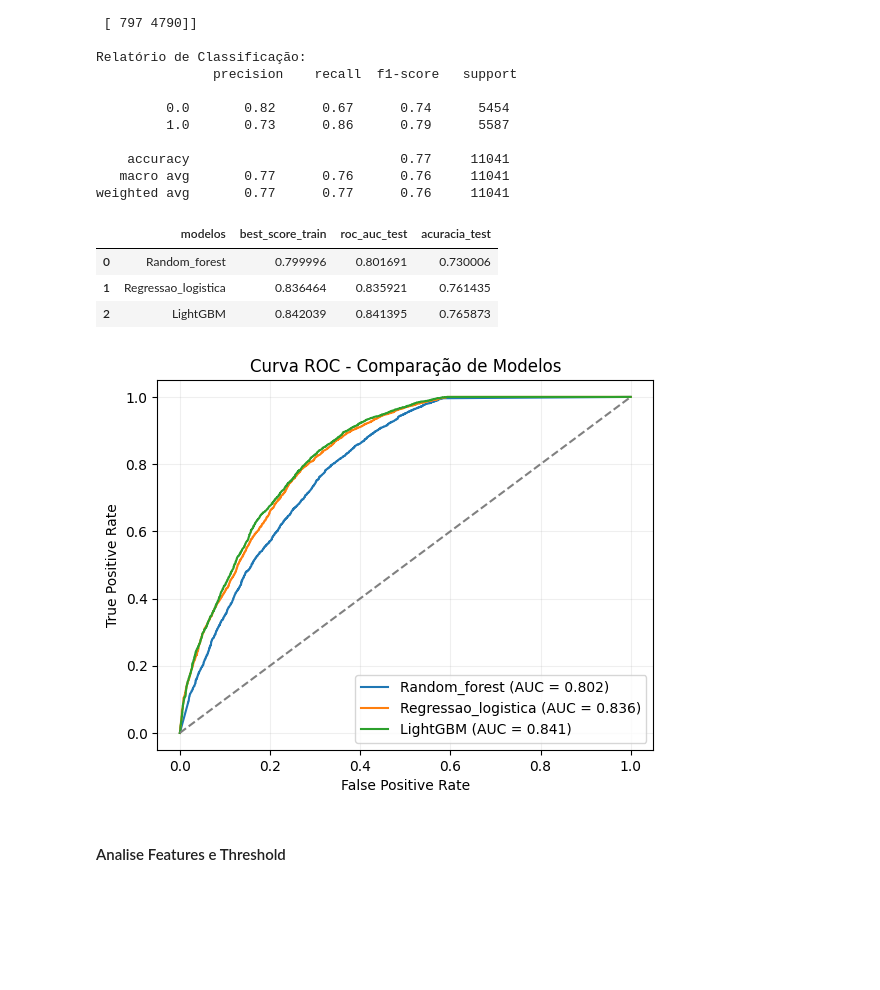
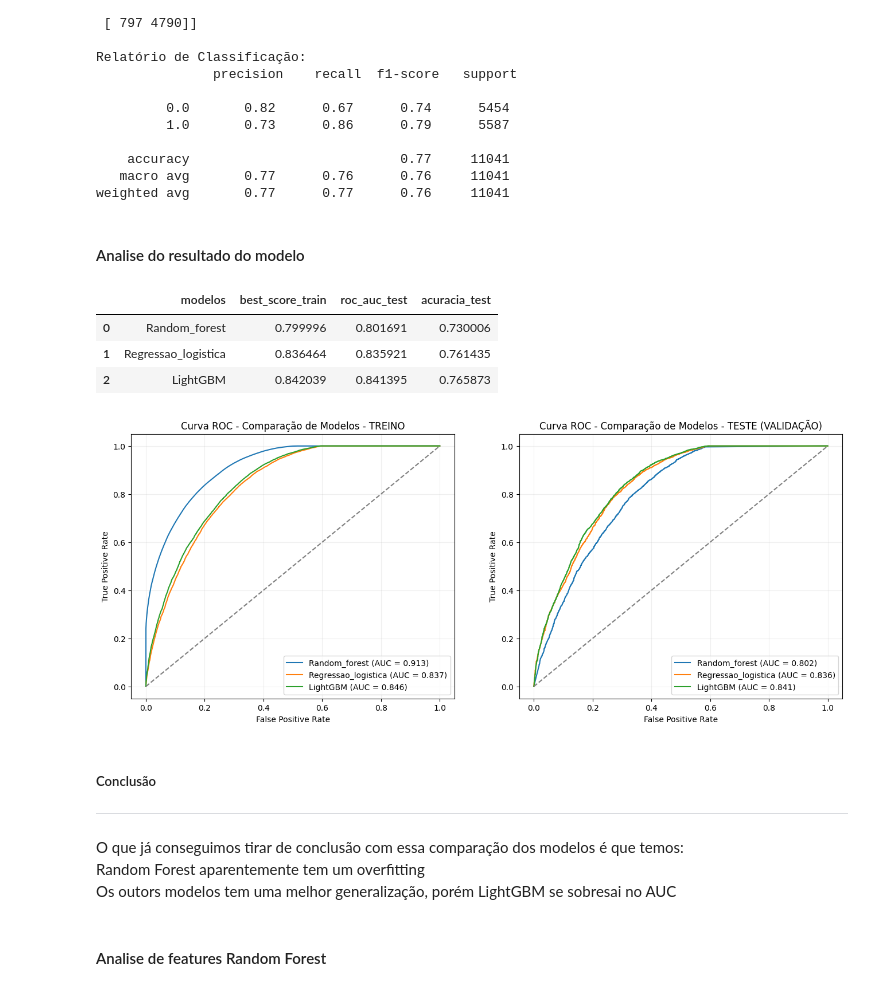
Before and after one commit to EduardoDemetrio/Faculdade, a Jupyter notebook: 6_Periodo/Aprendizado_superv/Trabalho_aprendizado_super/code/model.ipynb, the cells around one changed output. Drawn from its saved outputs; the diff is of its cells as text; code cells hidden in the pictures; blank space fills up the shorter version.

```diff
--- a/6_Periodo/Aprendizado_superv/Trabalho_aprendizado_super/code/model.ipynb
+++ b/6_Periodo/Aprendizado_superv/Trabalho_aprendizado_super/code/model.ipynb
@@ -189,11 +190,16 @@ Desvio padrão: 0.005421319850300355
 pipe_model.fit(x_train, y_train)
 y_pred = pipe_model.predict(x_test)
 y_proba = pipe_model.predict_proba(x_test)[:, 1]
+y_proba_treino = pipe_model.predict_proba(x_train)[:, 1]
+
 acuracia_rand_fores = accuracy_score(y_test, y_pred)
 roc_rand_fores = roc_auc_score(y_test, y_proba)
 
+#--- Curva Roc
 fpr1, tpr1, _ = roc_curve(y_test, y_proba)
+fpr1_treino, tpr1_treino, _ = roc_curve(y_train, y_proba_treino)
 auc1 = auc(fpr1, tpr1)
+auc1_treino = auc(fpr1_treino, tpr1_treino)
 
 print("Acurácia:", accuracy_score(y_test, y_pred))
 print("ROC AUC:", roc_auc_score(y_test, y_proba))
@@ -258,12 +264,18 @@ Melhor score: 0.8364644207357793
 # %%
 best_model = grid.best_estimator_
 y_proba_test = best_model.predict_proba(x_test)[:, 1]
+y_proba_train = best_model.predict_proba(x_train)[:, 1]
+
 y_pred_test = best_model.predict(x_test)
+
 acuracia_reg_log =accuracy_score(y_test, y_pred_test)
 roc_reg_log = roc_auc_score(y_test, y_proba_test)
 
+#---- Curva roc - Treino e teste
 fpr2, tpr2, _ = roc_curve(y_test, y_proba_test)
+fpr2_treino, tpr2_treino, _ = roc_curve(y_train, y_proba_train)
 auc2 = auc(fpr2, tpr2)
+auc2_treino = auc(fpr2_treino, tpr2_treino)
 
 print("Acurácia:", accuracy_score(y_test, y_pred_test))
 print("ROC AUC:", roc_auc_score(y_test, y_proba_test))
@@ -355,13 +367,18 @@ Melhores parâmetros: {'model__learning_rate': 0.05, 'model__max_depth': 5, 'mod
 # %%
 best_model_2 = grid_2.best_estimator_
 y_proba_test_2 = best_model_2.predict_proba(x_test)[:, 1]
+y_proba_treino_2 = best_model_2.predict_proba(x_train)[:, 1]
+
 y_pred_test_2 = best_model_2.predict(x_test)
 
 acuracia_light = accuracy_score(y_test, y_pred_test_2)
 roc_light = roc_auc_score(y_test, y_proba_test_2)
 
 fpr3, tpr3, _ = roc_curve(y_test, y_proba_test_2)
+fpr3_treino, tpr3_treino, _ = roc_curve(y_train, y_proba_treino_2)
+
 auc3 = auc(fpr3, tpr3)
+auc3_treino = auc(fpr3_treino, tpr3_treino)
 
 print("Acurácia:", accuracy_score(y_test, y_pred_test_2))
 print("ROC AUC:", roc_auc_score(y_test, y_proba_test_2))
@@ -392,6 +409,8 @@ resultados = pd.DataFrame({
     'roc_auc_test':[roc_rand_fores,roc_reg_log,roc_light],
     'acuracia_test': [acuracia_rand_fores,acuracia_reg_log,acuracia_light]
 })
+# %% [markdown]
+#### Analise do resultado do modelo
 # %%
 resultados
 # %% [output]
@@ -400,20 +419,47 @@ resultados
 | 1 | Regressao_logistica | 0.836464 | 0.835921 | 0.761435 |
 | 2 | LightGBM | 0.842039 | 0.841395 | 0.765873 |
 # %%
+
+plt.figure(figsize=(16, 6))
+### TREINO
+plt.subplot(1, 2, 1)
+plt.plot(fpr1_treino, tpr1_treino, label=f"{'Random_forest'} (AUC = {auc1_treino:.3f})")
+plt.plot(fpr2_treino, tpr2_treino, label=f"{'Regressao_logistica'} (AUC = {auc2_treino:.3f})")
+plt.plot(fpr3_treino, tpr3_treino, label=f"{'LightGBM'} (AUC = {auc3_treino:.3f})")
+plt.plot([0, 1], [0, 1], "--", color="gray")
+
+
+plt.xlabel("False Positive Rate")
+plt.ylabel("True Positive Rate")
+plt.title("Curva ROC - Comparação de Modelos - TREINO")
+plt.legend()
+plt.grid(alpha=0.2)
+
+
+
+### TESTE - VALIDAÇÃO
+plt.subplot(1, 2, 2)
 plt.plot(fpr1, tpr1, label=f"{'Random_forest'} (AUC = {auc1:.3f})")
 plt.plot(fpr2, tpr2, label=f"{'Regressao_logistica'} (AUC = {auc2:.3f})")
 plt.plot(fpr3, tpr3, label=f"{'LightGBM'} (AUC = {auc3:.3f})")
 plt.plot([0, 1], [0, 1], "--", color="gray")
 
 
 plt.xlabel("False Positive Rate")
 plt.ylabel("True Positive Rate")
-plt.title("Curva ROC - Comparação de Modelos")
+plt.title("Curva ROC - Comparação de Modelos - TESTE (VALIDAÇÃO)")
 plt.legend()
 plt.grid(alpha=0.2)
 
 plt.show()
 # %% [output]
-[figure, old version]
+[figure, new version]
-# %% [markdown]
-#### Analise Features e Threshold
+# %% [markdown]
+##### Conclusão
+_____
+
+O que já conseguimos tirar de conclusão com essa comparação dos modelos é que temos: \
+Random Forest aparentemente tem um overfitting \
+Os outors modelos tem uma melhor generalização, porém LightGBM se sobresai no AUC
+# %% [markdown]
+#### Analise de features Random Forest
```
Also changed, not shown: parts of 19 cells of this notebook, 1 other file.
